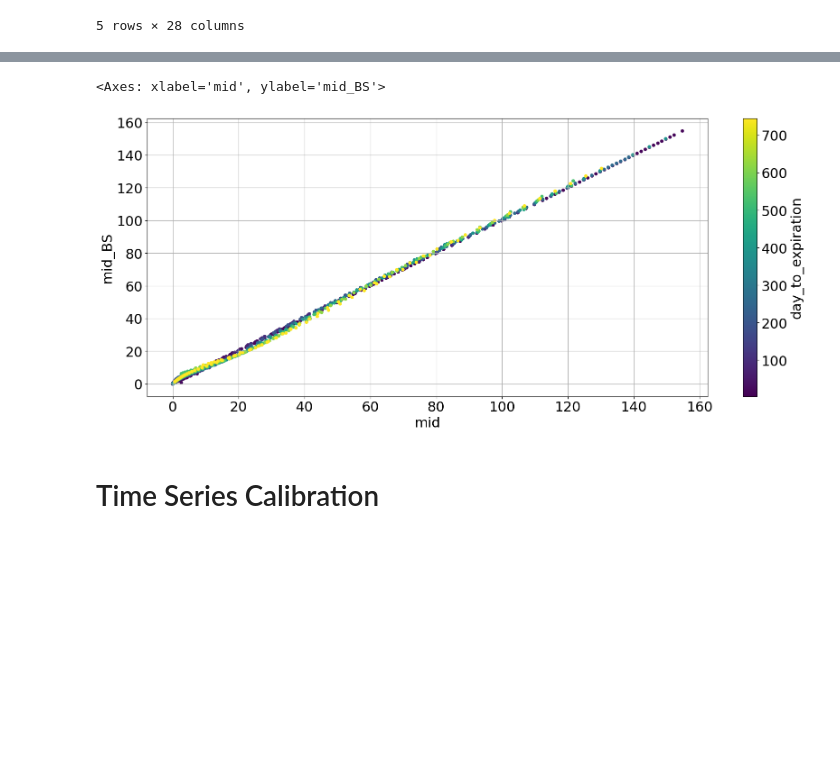
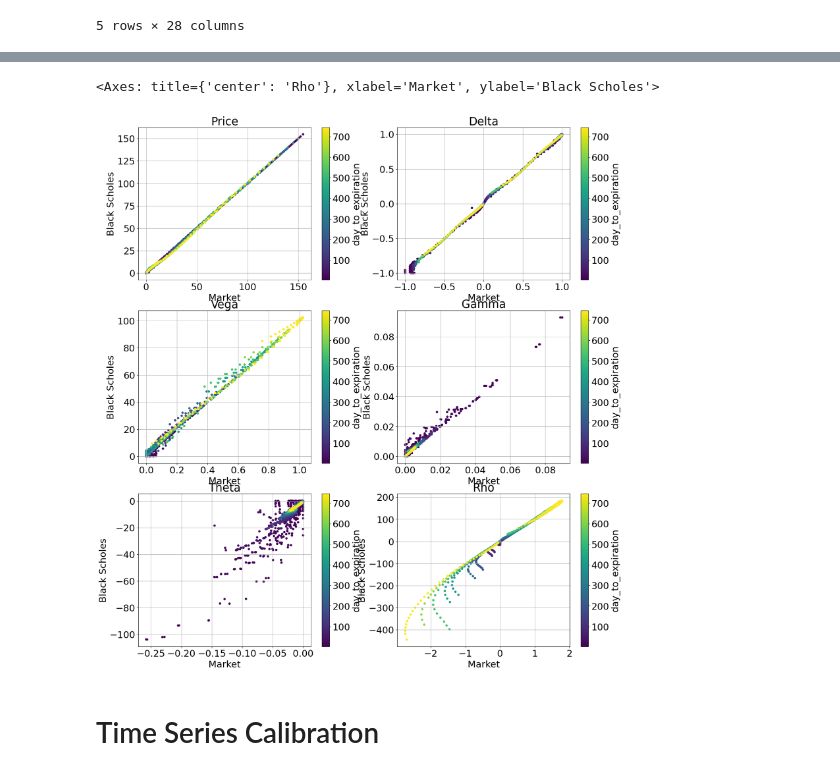
Before and after one commit to BaptisteZloch/Dauphine-Lecture-Volatility, a Jupyter notebook: notebooks/Lecture_2.ipynb, the cells around one changed output, grey strips where cells are left out. Cells and saved outputs as stored; diff of their text form; code cells hidden in the pictures; blank space fills up the shorter version.

```diff
--- a/notebooks/Lecture_2.ipynb
+++ b/notebooks/Lecture_2.ipynb
@@ -44,4 +45,8 @@ from investment_lab.metrics.distance import mse, sse
 # %%
-df_options = OptionLoader.load_data(datetime(2022, 1, 4), datetime(2022, 1, 4), process_kwargs={"ticker":"AAPL"},)
+df_options = OptionLoader.load_data(
+    datetime(2022, 1, 4),
+    datetime(2022, 1, 4),
+    process_kwargs={"ticker": "AAPL"},
+)
 df_options.head()
 # %% [output]
@@ -311,13 +181,0 @@ df_options_filtered = df_options.loc[put_strike_filter | call_strike_filter ]
-# %%
-
-params = fit_ssvi(df_options_filtered['forward'],
-                  df_options_filtered['strike'],
-                  df_options_filtered["day_to_expiration"]/252,
-                  df_options_filtered['implied_volatility'],
-                  (0.2, -0.4, 0.2, 0.4)) # sigma, rho, eta, lamb
-
-df_options['implied_volatility_SSVI'] = ssvi_implied_vol(params,
-                                                        df_options['forward'],
-                                                        df_options['strike'],
-                                                        df_options["day_to_expiration"]/365.25)
-df_options.head()
@@ -435,8 +279,27 @@ array([[<Axes: title={'center': 'delta_BS'}>,
 # %%
-df_options.plot.scatter(x='mid', y='mid_BS',grid=True,figsize=(20,8),c="day_to_expiration",cmap='viridis')
+fig, (ax, ax2, ax3) = plt.subplots(3, 2, figsize=(20, 22))
+
+df_options.plot.scatter(
+    x="mid", y="mid_BS", grid=True, c="day_to_expiration", cmap="viridis", ax=ax[0], title="Price", ylabel="Black Scholes", xlabel="Market"
+)
+df_options.plot.scatter(
+    x="delta", y="delta_BS", grid=True, c="day_to_expiration", cmap="viridis", ax=ax[1], title="Delta", ylabel="Black Scholes", xlabel="Market"
+)
+df_options.plot.scatter(
+    x="vega", y="vega_BS", grid=True, c="day_to_expiration", cmap="viridis", ax=ax2[0], title="Vega", ylabel="Black Scholes", xlabel="Market"
+)
+df_options.plot.scatter(
+    x="gamma", y="gamma_BS", grid=True, c="day_to_expiration", cmap="viridis", ax=ax2[1], title="Gamma", ylabel="Black Scholes", xlabel="Market"
+)
+df_options.plot.scatter(
+    x="theta", y="theta_BS", grid=True, c="day_to_expiration", cmap="viridis", ax=ax3[0], title="Theta", ylabel="Black Scholes", xlabel="Market"
+)
+df_options.plot.scatter(
+    x="rho", y="rho_BS", grid=True, c="day_to_expiration", cmap="viridis", ax=ax3[1], title="Rho", ylabel="Black Scholes", xlabel="Market"
+)
 # %% [output]
-<Axes: xlabel='mid', ylabel='mid_BS'>
+<Axes: title={'center': 'Rho'}, xlabel='Market', ylabel='Black Scholes'>
-[figure, old version]
+[figure, new version]
 # %% [markdown]
 # Time Series Calibration
 # %%
```
Also changed, not shown: parts of 34 cells of this notebook, 7 other files.
